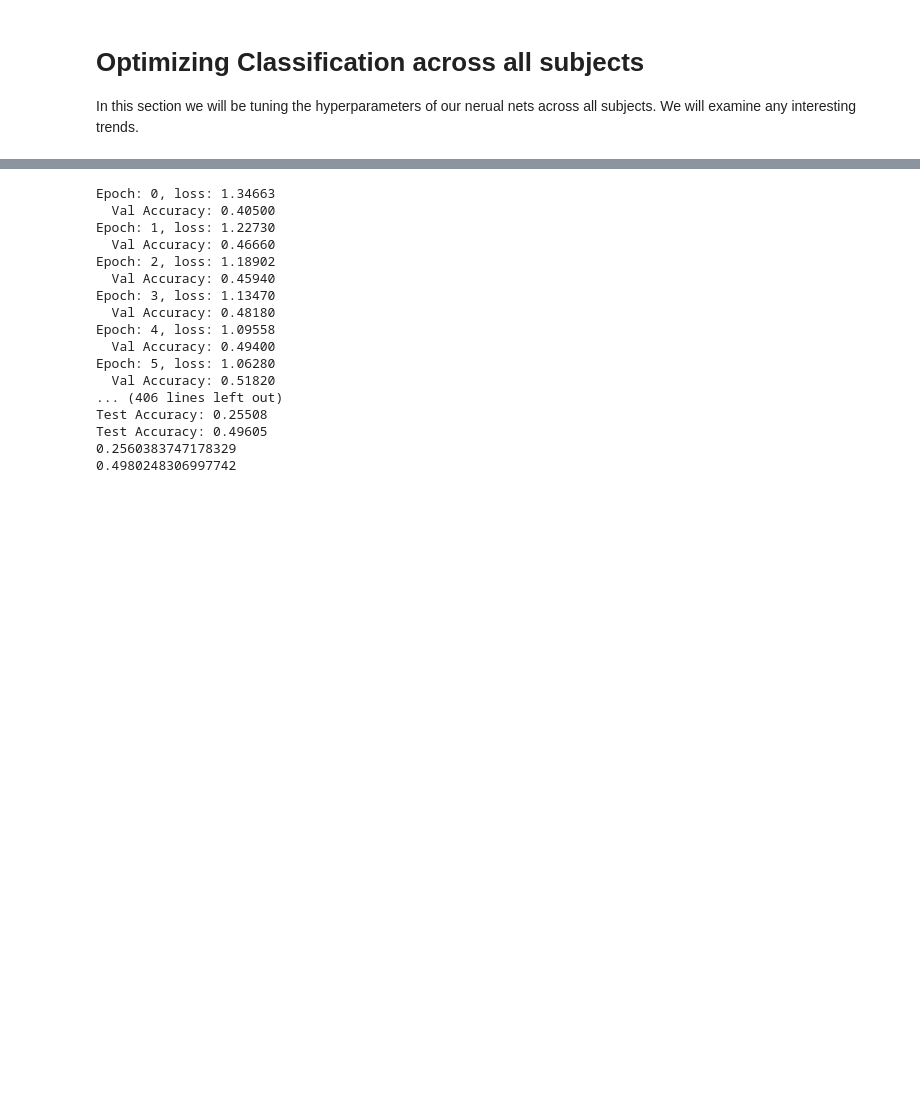
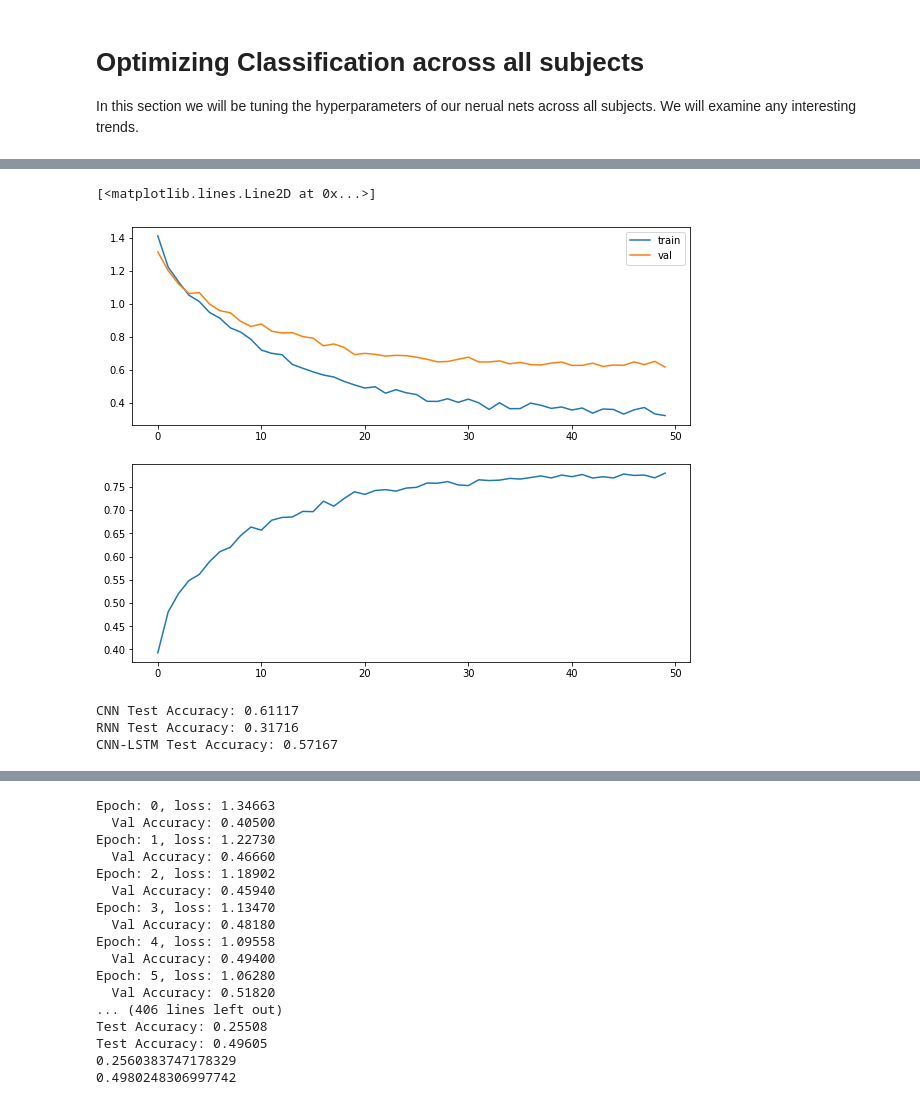
Before and after one commit to thomaskost17/ECEC247_final_project, a Jupyter notebook: ECEC247_final_project.ipynb, the cells around one changed output, grey strips where cells are left out. Cells and saved outputs as stored; diff of their text form; code cells hidden in the pictures; blank space fills up the shorter version.

```diff
--- a/ECEC247_final_project.ipynb
+++ b/ECEC247_final_project.ipynb
@@ -768,0 +810,21 @@ Test Accuracy: 0.53612
+# %%
+# Plot CNN Results
+fig, axs = plt.subplots(2)
+axs[0].plot(cnn_lstm_solver.loss_history)
+axs[0].plot(cnn_lstm_solver.val_loss_history)
+axs[0].legend(["train", "val"])
+axs[1].plot(cnn_lstm_solver.val_accuracy_history)
+# %% [output]
+[<matplotlib.lines.Line2D at 0x...>]
+[figure, added]
+# %%
+cnn_accuracy = cnn_solver.test(testloader)
+print("CNN Test Accuracy: %1.5f"% (cnn_accuracy))
+rnn_accuracy = rnn_solver.test(testloader)
+print("RNN Test Accuracy: %1.5f"% (rnn_accuracy))
+cnn_lstm_accuracy = cnn_lstm_solver.test(testloader)
+print("CNN-LSTM Test Accuracy: %1.5f"% (cnn_lstm_accuracy))
+# %% [output]
+CNN Test Accuracy: 0.61117
+RNN Test Accuracy: 0.31716
+CNN-LSTM Test Accuracy: 0.57167
```
Also changed, not shown: parts of 17 cells of this notebook, 2 other files.
